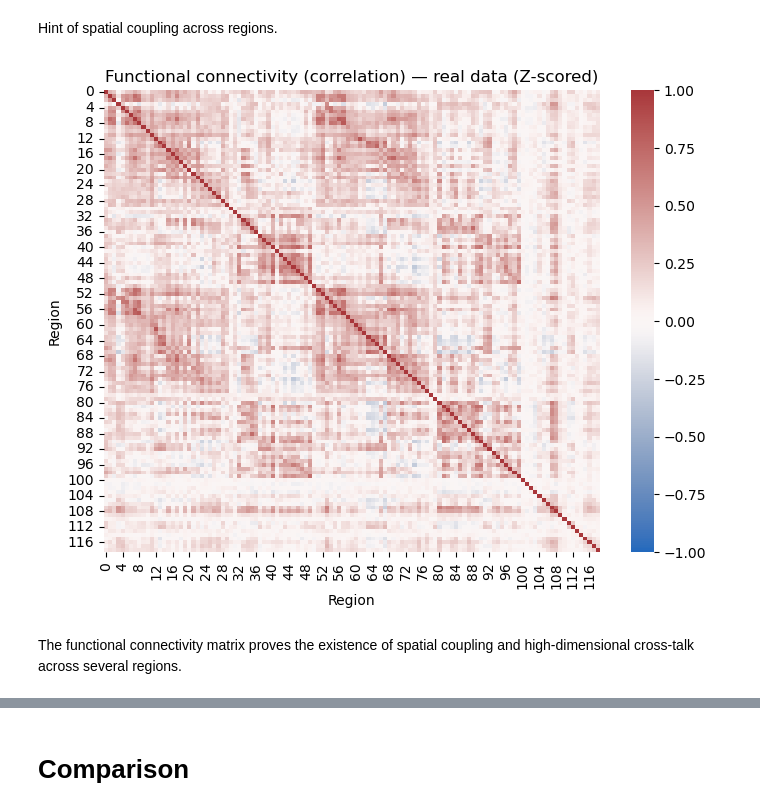
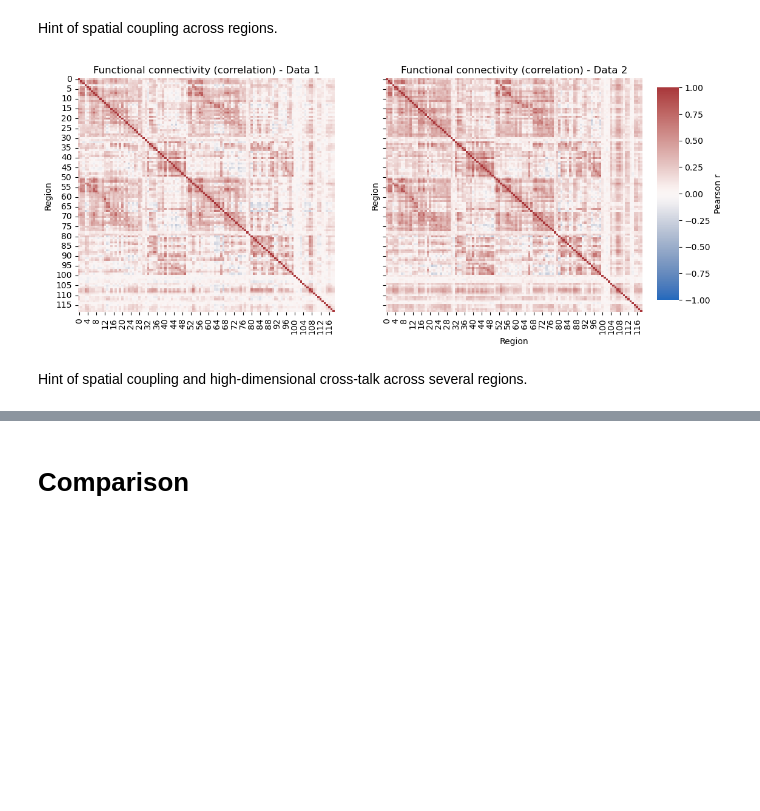
Before and after one commit to filippobezzi/Bayesian-Inference-in-High-Dimensional-Reservoir-Dynamics-for-Neural-Time-Series, a Jupyter notebook: data_analysis.ipynb, the cells around one changed output, grey strips where cells are left out. Saved outputs shown, nothing was run; the diff lists cells and outputs as text; code cells hidden in the pictures; blank space fills up the shorter version.

```diff
--- a/data_analysis.ipynb
+++ b/data_analysis.ipynb
@@ -40,6 +97,5 @@ The real brain data is noisy, high-dimensional, and stochastic. We will use it t
 We load the real fMRI time series and compare basic statistics, power spectra and autocorrelations with the synthetic Mackey–Glass series.
 # %%
 # Load the MAT file
-mat_file = sio.loadmat('100307.REST1.LR.SchaeferS.ptseries.mat')
-
-print(mat_file.keys())
+mat_file1 = sio.loadmat('100307.REST1.LR.SchaeferS.ptseries.mat')
+mat_file2 = sio.loadmat('100307.REST2.LR.SchaeferS.ptseries.mat')
@@ -48,6 +102,10 @@ dict_keys(['__header__', '__version__', '__globals__', 'tseries'])
 # %%
-real_data = torch.from_numpy(mat_file['tseries']).float().T
-real_np = real_data.cpu().numpy()
-real_np.shape
+real_data1 = torch.from_numpy(mat_file1['tseries']).float().T
+real1_np = real_data1.cpu().numpy()
+real1_np.shape
 # %% [output]
 (1200, 119)
+# %%
+real_data2 = torch.from_numpy(mat_file2['tseries']).float().T
+real2_np = real_data2.cpu().numpy()
+real2_np.shape
@@ -75,3 +153,4 @@ plt.show()
 # %%
-real_data_z = (real_np - real_np.mean(axis=0)) / (real_np.std(axis=0)  + 1e-8)
+real1_z = (real1_np - real1_np.mean(axis=0)) / (real1_np.std(axis=0)  + 1e-8)
+real2_z = (real2_np - real2_np.mean(axis=0)) / (real2_np.std(axis=0)  + 1e-8)
 # %%
@@ -87,15 +184,31 @@ plt.show()
 # %% [markdown]
 Hint of spatial coupling across regions.
 # %%
-# Functional connectivity (correlation) across regions — use the full available time window
-corr = np.corrcoef(real_data_z.T)  # regions x regions
-plt.figure(figsize=(8,6))
-sns.heatmap(corr, vmin=-1, vmax=1, cmap='vlag')  #, cbar_kws={'label':'Pearson r'})
-plt.title('Functional connectivity (correlation) — real data (Z-scored)')
-plt.xlabel('Region')
-plt.ylabel('Region')
+corr1 = np.corrcoef(real1_z.T)
+corr2 = np.corrcoef(real2_z.T)
+
+fig, axes = plt.subplots(nrows=1, ncols=2, figsize=(12, 5), sharex=True, sharey=True)
+
+# Create a dedicated axis for the colorbar
+cbar_ax = fig.add_axes([0.92, 0.15, 0.03, 0.7])
+
+# Data 1 (Top)
+sns.heatmap(corr1, vmin=-1, vmax=1, cmap='vlag',
+            ax=axes[0], cbar=False)
+axes[0].set_title('Functional connectivity (correlation) - Data 1')
+axes[0].set_ylabel('Region')
+
+# Data 2 (Bottom)
+sns.heatmap(corr2, vmin=-1, vmax=1, cmap='vlag',
+            ax=axes[1], cbar=True, cbar_ax=cbar_ax, cbar_kws={'label':'Pearson r'})
+axes[1].set_title('Functional connectivity (correlation) - Data 2')
+axes[1].set_xlabel('Region')
+axes[1].set_ylabel('Region')
+
+# Adjust layout to prevent overlap with the colorbar
+plt.subplots_adjust(right=0.9)
 plt.show()
 # %% [output]
-[figure, old version]
+[figure, new version]
 # %% [markdown]
-The functional connectivity matrix proves the existence of spatial coupling and high-dimensional cross-talk across several regions.
+Hint of spatial coupling and high-dimensional cross-talk across several regions.
```
Also changed, not shown: parts of 20 cells of this notebook, 5 other files.
